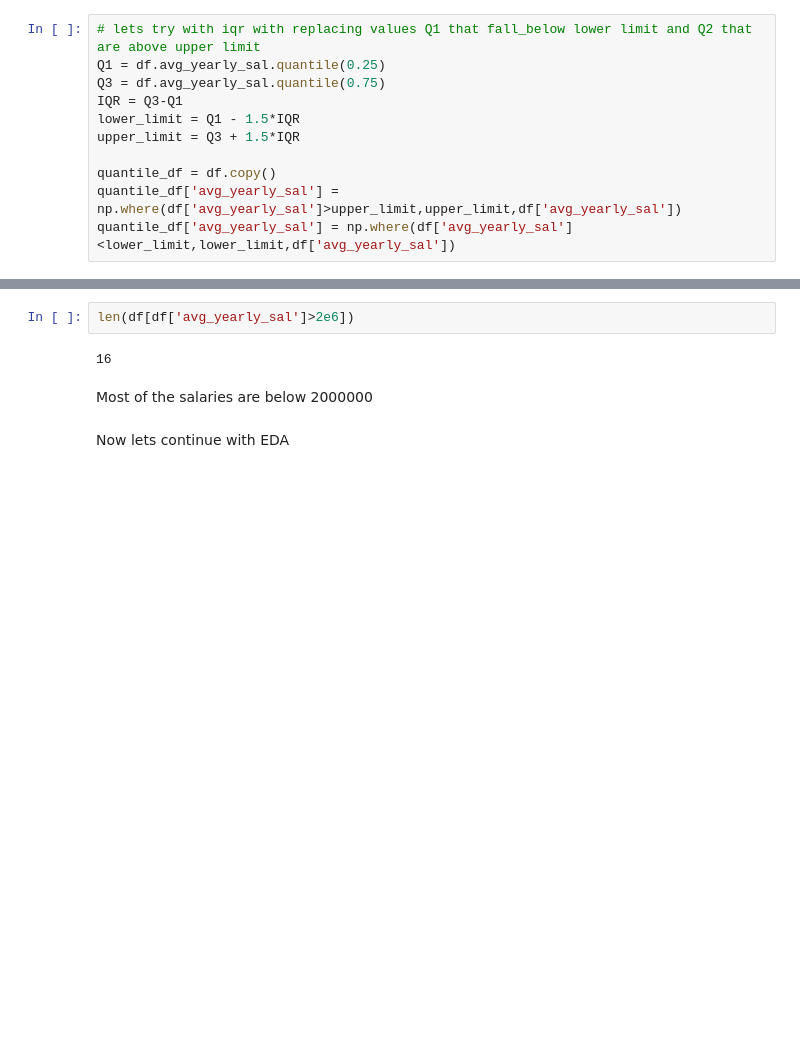
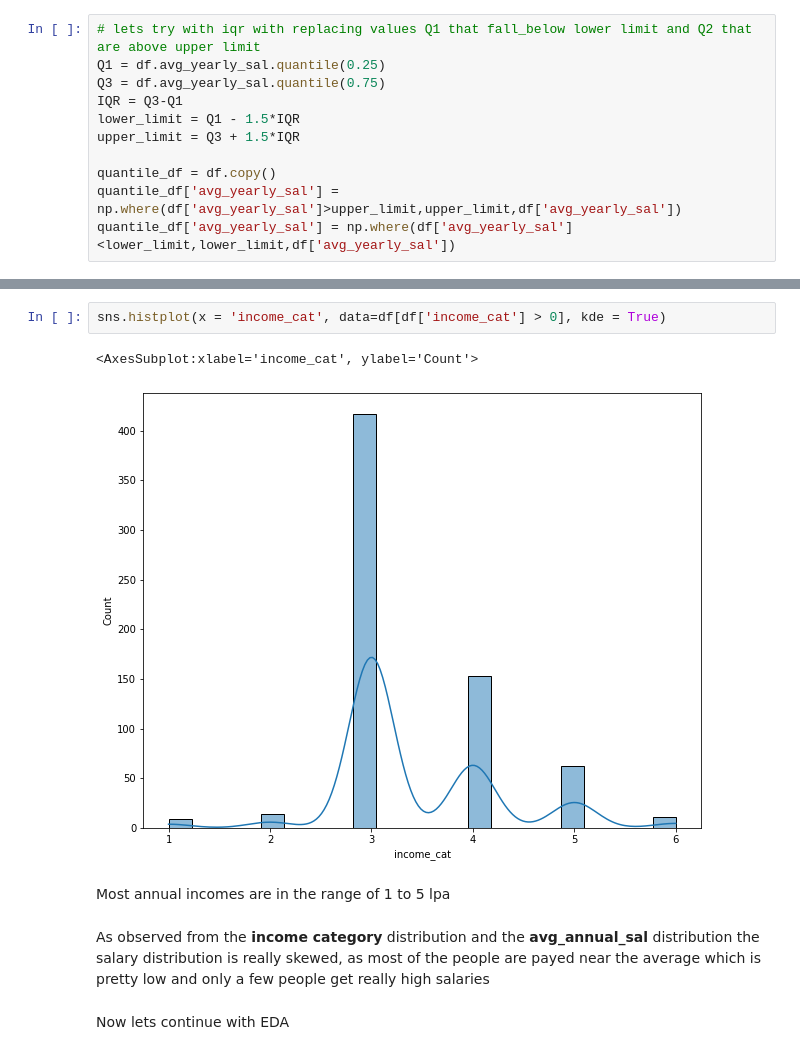
Before and after one commit to blaze-fire/Salary-Predictor, a Jupyter notebook: EDA.ipynb, the cells around one changed output, grey strips where cells are left out. Drawn from its saved outputs; the diff is of its cells as text; blank space fills up the shorter version.

```diff
--- a/EDA.ipynb
+++ b/EDA.ipynb
@@ -76,9 +81,12 @@ sns.boxplot(x='avg_yearly_sal', data=df)
-# %%
-len(df[df['avg_yearly_sal']>2e6])
-# %% [output]
-16
-# %% [markdown]
-Most of the salaries are below 2000000
+# %%
+sns.histplot(x = 'income_cat', data=df[df['income_cat'] > 0], kde = True)
+# %% [output]
+<AxesSubplot:xlabel='income_cat', ylabel='Count'>
+[figure, added]
+# %% [markdown]
+Most annual incomes are in the range of 1 to 5 lpa
+# %% [markdown]
+As observed from the <b>income category</b> distribution and the <b>avg_annual_sal</b> distribution the salary distribution is really skewed, as most of the people are payed near the average which is pretty low and only a few people get really high salaries
 # %% [markdown]
 Now lets continue with EDA <br>
 # %%
```
Also changed, not shown: parts of 22 cells of this notebook, 7 other files.
